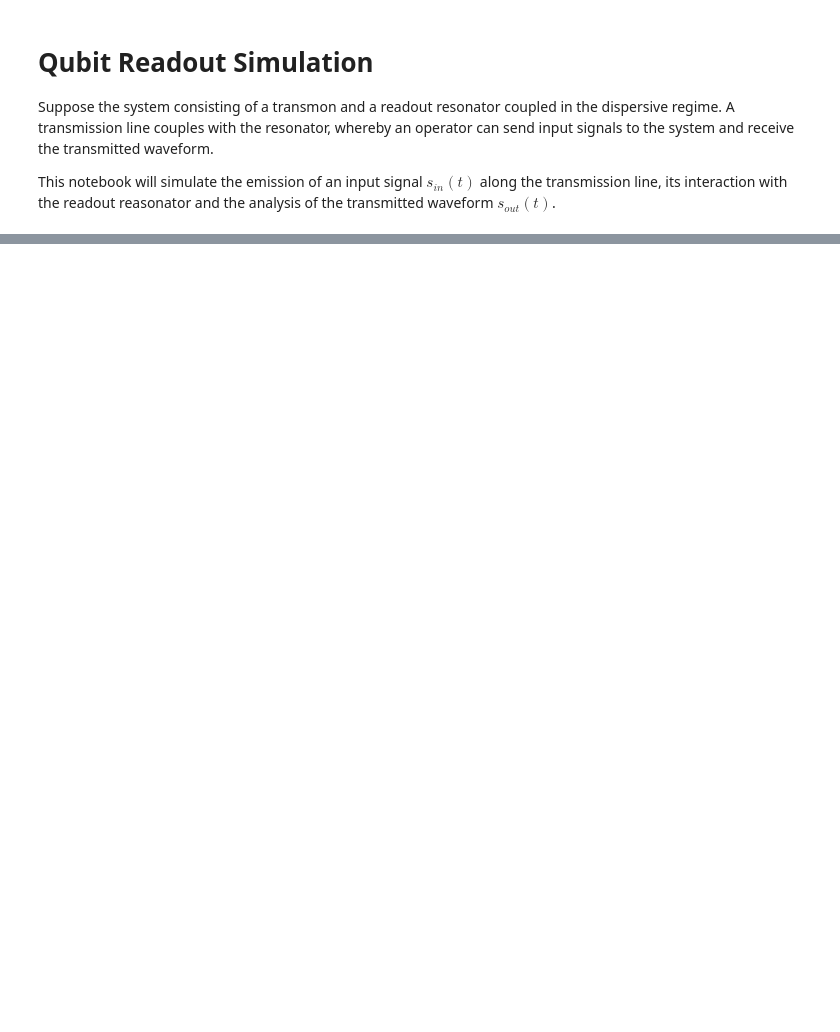
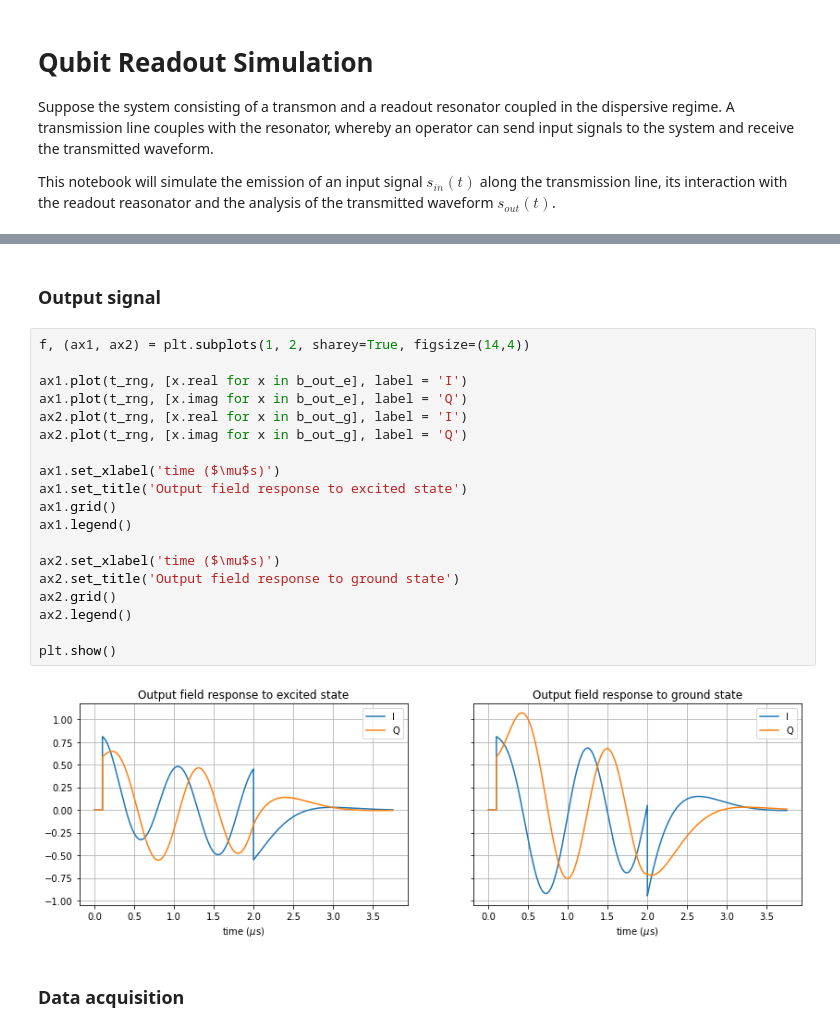
Before and after one commit to fernandovldrs/qcrew-readout, a Jupyter notebook: readout_simulation.ipynb, the cells around one changed output, grey strips where cells are left out. Cells and saved outputs as stored; diff of their text form; blank space fills up the shorter version.

```diff
--- a/readout_simulation.ipynb
+++ b/readout_simulation.ipynb
@@ -100,0 +101,25 @@ Text(0.5, 0, 'time ($\\mu$s)')
+# %% [markdown]
+### Output signal
+# %%
+f, (ax1, ax2) = plt.subplots(1, 2, sharey=True, figsize=(14,4))
+
+ax1.plot(t_rng, [x.real for x in b_out_e], label = 'I')
+ax1.plot(t_rng, [x.imag for x in b_out_e], label = 'Q')
+ax2.plot(t_rng, [x.real for x in b_out_g], label = 'I')
+ax2.plot(t_rng, [x.imag for x in b_out_g], label = 'Q')
+
+ax1.set_xlabel('time ($\mu$s)')
+ax1.set_title('Output field response to excited state')
+ax1.grid()
+ax1.legend()
+
+ax2.set_xlabel('time ($\mu$s)')
+ax2.set_title('Output field response to ground state')
+ax2.grid()
+ax2.legend()
+
+plt.show()
+# %% [output]
+[figure, added]
+# %% [markdown]
+### Data acquisition
```
Also changed, not shown: parts of 17 cells of this notebook.
